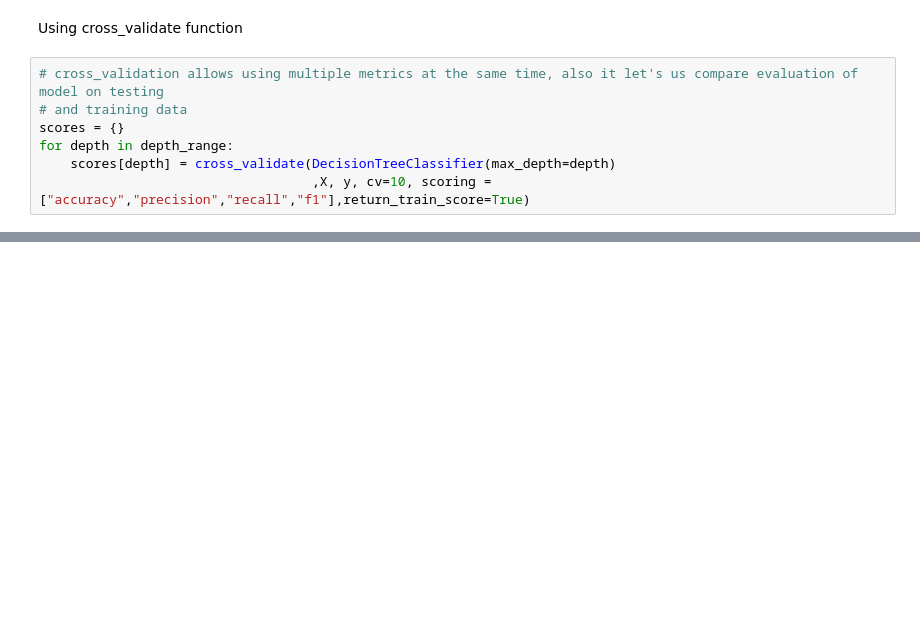
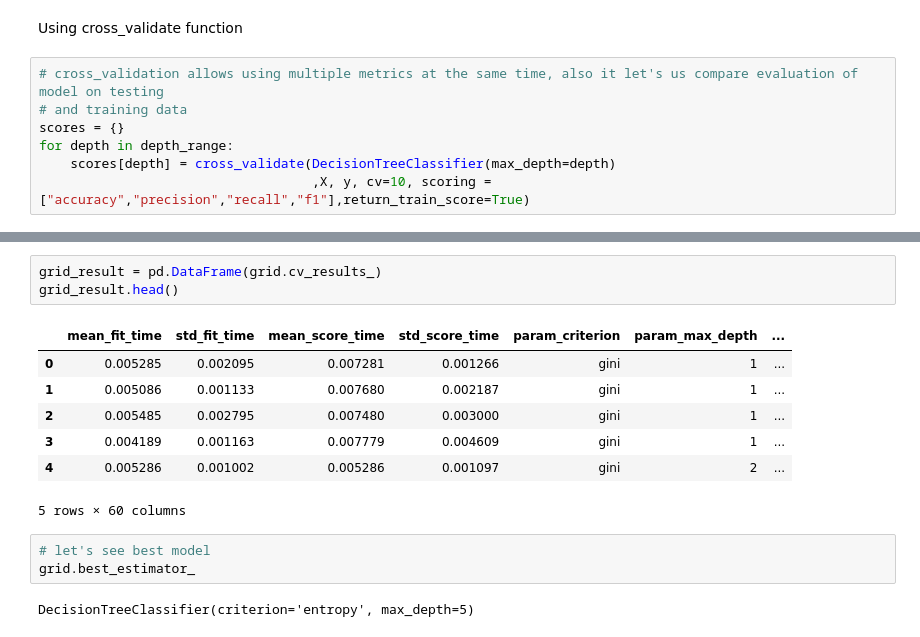
Before and after one commit to jxqbbb/selfmade_cheat_sheets, a Jupyter notebook: decision_tree_classifier.ipynb, the cells around one changed output, grey strips where cells are left out. Drawn from its saved outputs; the diff is of its cells as text; blank space fills up the shorter version.

```diff
--- a/decision_tree_classifier.ipynb
+++ b/decision_tree_classifier.ipynb
@@ -327,0 +361,16 @@ plt.show()
+# %%
+grid_result = pd.DataFrame(grid.cv_results_)
+grid_result.head()
+# %% [output]
+|  | mean_fit_time | std_fit_time | mean_score_time | std_score_time | param_criterion | param_max_depth | ... |
+| 0 | 0.005285 | 0.002095 | 0.007281 | 0.001266 | gini | 1 | ... |
+| 1 | 0.005086 | 0.001133 | 0.007680 | 0.002187 | gini | 1 | ... |
+| 2 | 0.005485 | 0.002795 | 0.007480 | 0.003000 | gini | 1 | ... |
+| 3 | 0.004189 | 0.001163 | 0.007779 | 0.004609 | gini | 1 | ... |
+| 4 | 0.005286 | 0.001002 | 0.005286 | 0.001097 | gini | 2 | ... |
+5 rows × 60 columns
+# %%
+# let's see best model
+grid.best_estimator_
+# %% [output]
+DecisionTreeClassifier(criterion='entropy', max_depth=5)
```
Also changed, not shown: parts of 30 cells of this notebook.
